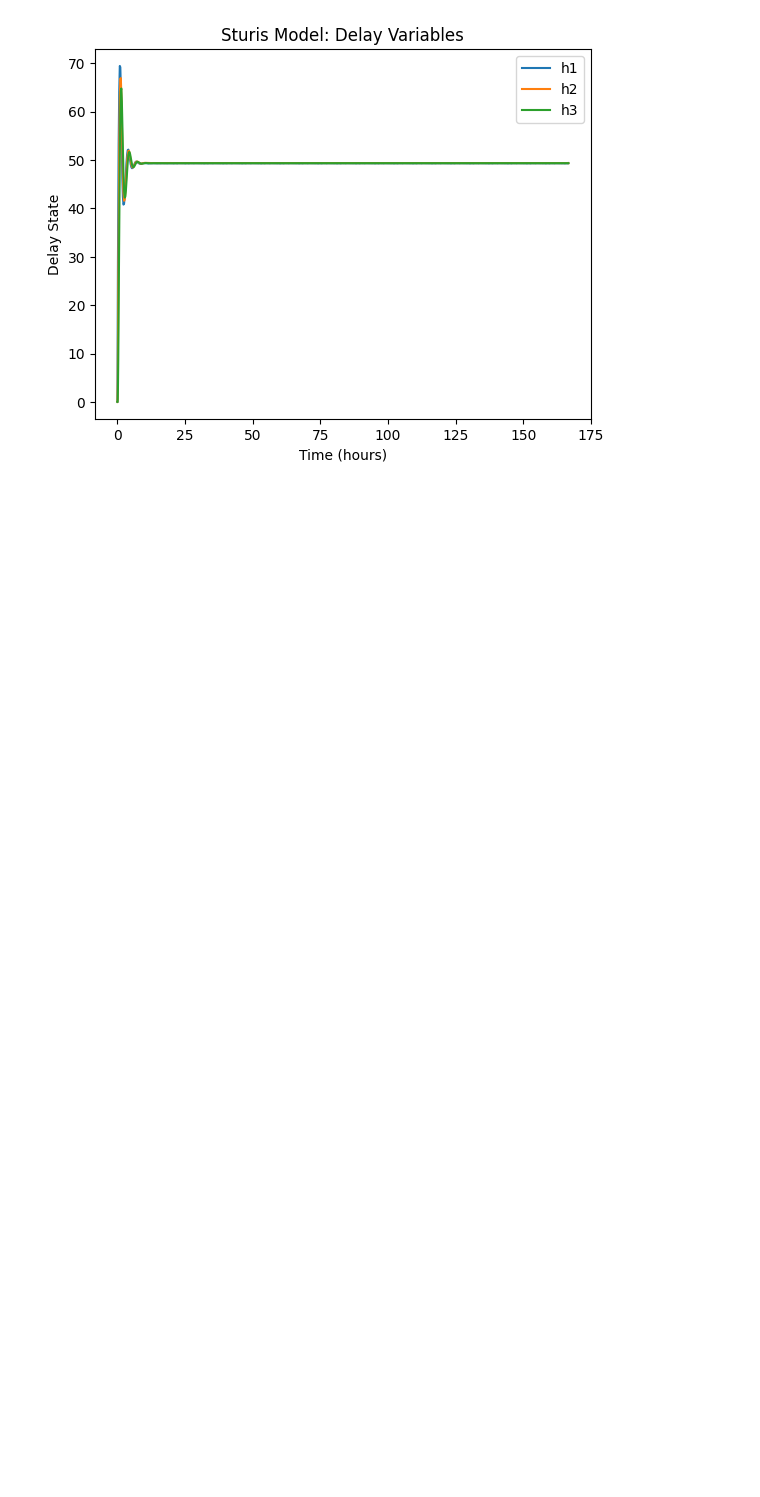
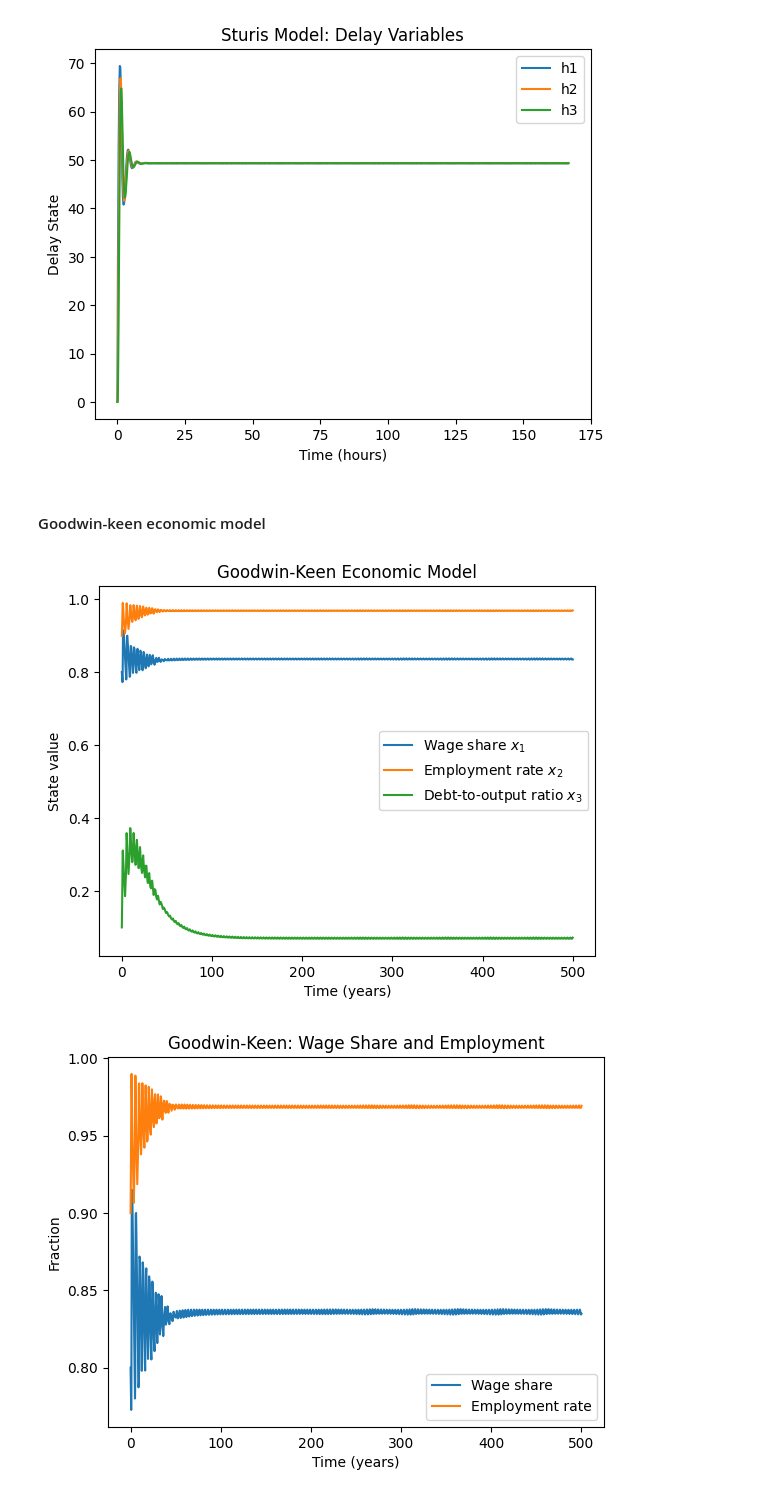
Before and after one commit to Ethan502/data_assimilation, a Jupyter notebook: hw/hw1.ipynb, the cells around one changed output. Drawn from its saved outputs; the diff is of its cells as text; code cells hidden in the pictures; blank space fills up the shorter version.

```diff
--- a/hw/hw1.ipynb
+++ b/hw/hw1.ipynb
@@ -393,3 +406,68 @@ plt.show()
 [figure]
 [figure]
 [figure]
+# %% [markdown]
+#### Goodwin-keen economic model
+# %%
+alpha = 0.025
+beta = 0.02
+delta = 0.01
+upsilon = 3
+r = 0.03
+
+phi0 = 0.0400641
+phi1 = 0.0000641026
+
+kappa0 = -0.0065
+kappa1 = np.exp(-5)
+kappa2 = 20
+
+state0 = np.array([0.8,0.9,0.1])
+t_span = (0,500)
+
+sol = solve_ivp(goodwin,t_span,state0,args=(
+        alpha, beta, delta, upsilon, r,
+        phi0, phi1,
+        kappa0, kappa1, kappa2
+    )
+)
+final_state = sol.y[:,-1]
+
+plt.figure()
+
+plt.plot(sol.t, sol.y[0], label='Wage share $x_1$')
+plt.plot(sol.t, sol.y[1], label='Employment rate $x_2$')
+plt.plot(sol.t, sol.y[2], label='Debt-to-output ratio $x_3$')
+
+plt.xlabel('Time (years)')
+plt.ylabel('State value')
+plt.title('Goodwin-Keen Economic Model')
+plt.legend()
+
+plt.show()
+
+
+plt.figure()
+
+plt.plot(sol.t, sol.y[0], label='Wage share')
+plt.plot(sol.t, sol.y[1], label='Employment rate')
+
+plt.xlabel('Time (years)')
+plt.ylabel('Fraction')
+plt.title('Goodwin-Keen: Wage Share and Employment')
+plt.legend()
+
+plt.show()
+
+plt.figure()
+
+plt.plot(sol.t, sol.y[2])
+
+plt.xlabel('Time (years)')
+plt.ylabel('Debt-to-output ratio')
+plt.title('Goodwin-Keen: Debt-to-Output Ratio')
+
+plt.show()
+# %% [output]
+[figure, added]
+[figure, added]
```
Also changed, not shown: parts of 10 cells of this notebook.
